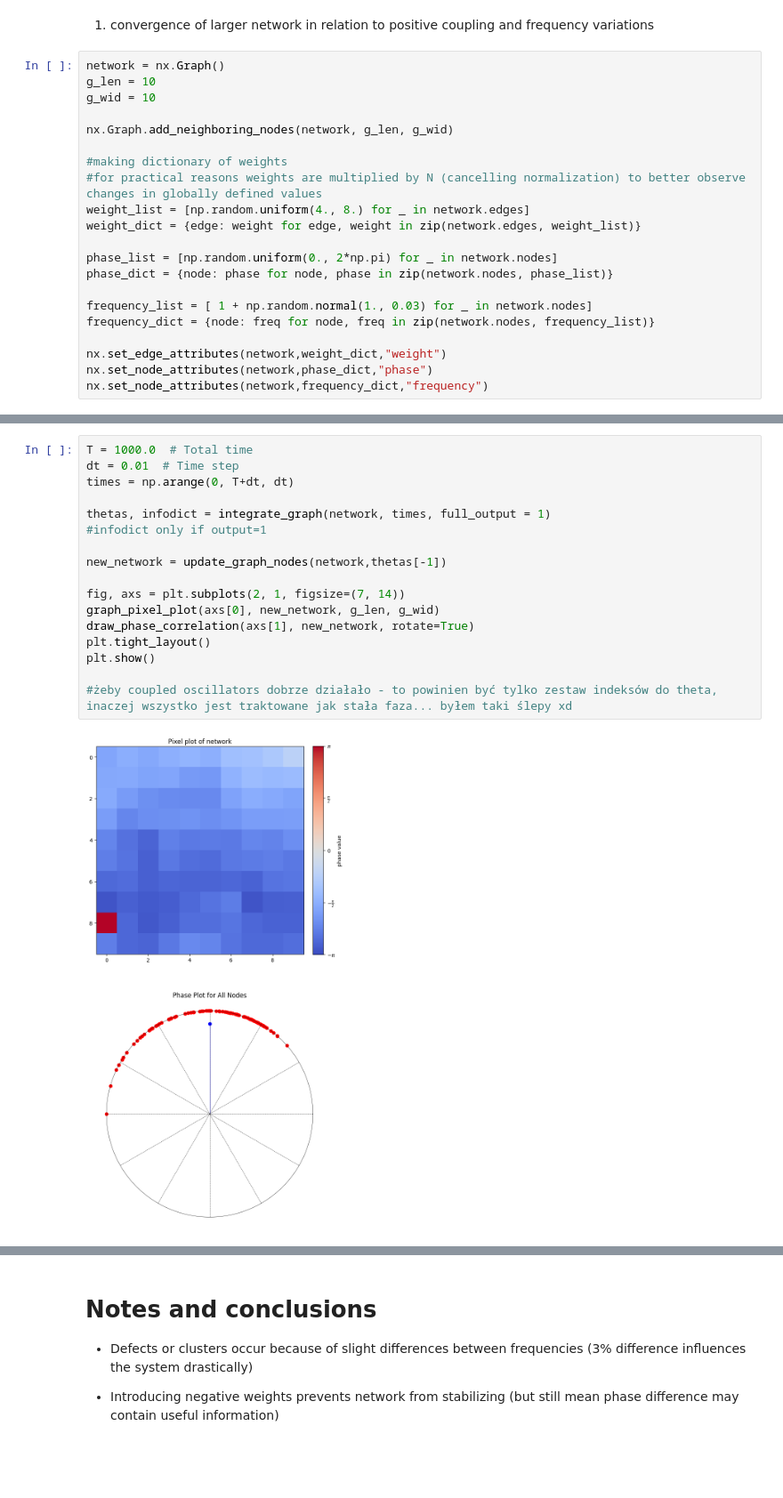
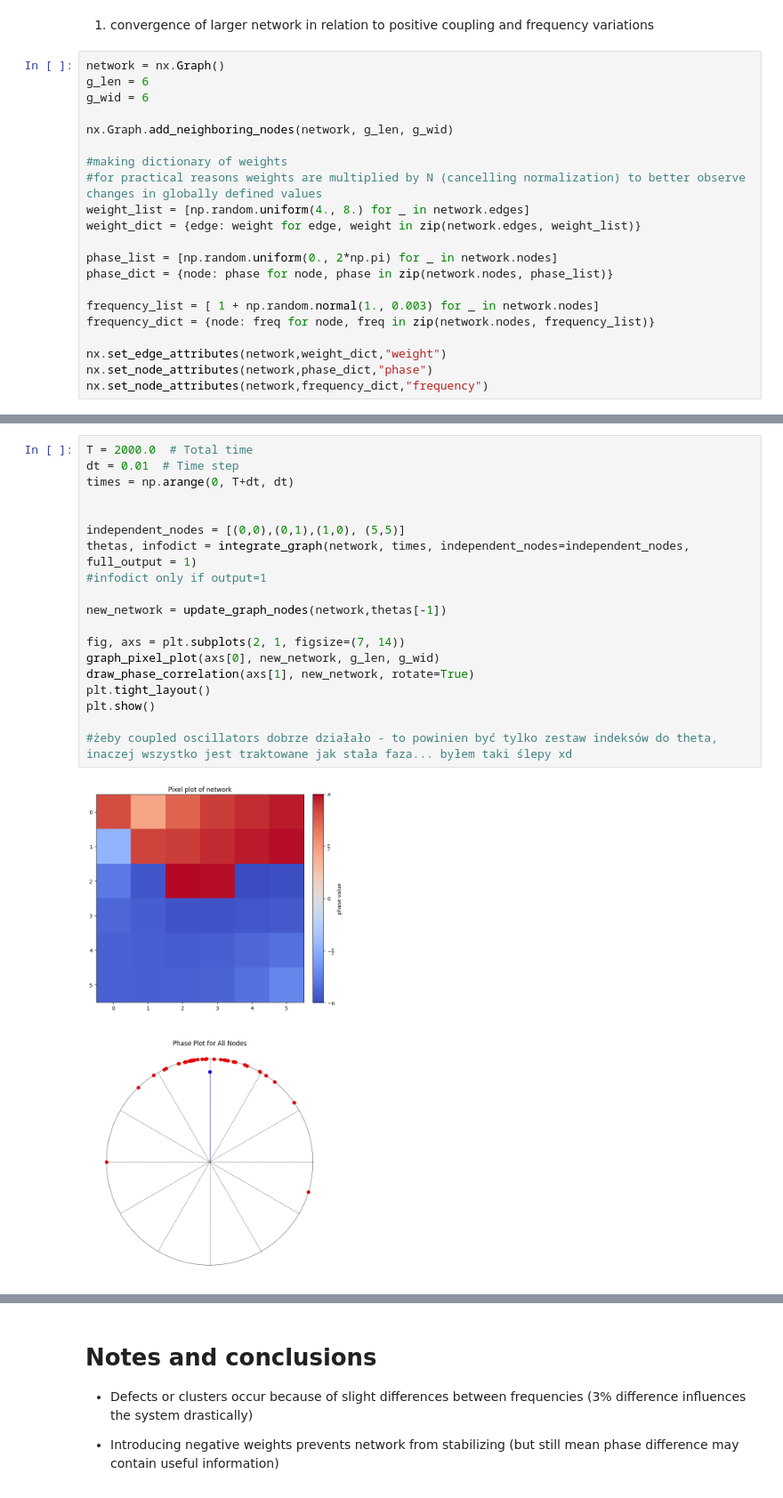
Before and after one commit to Mniszko/Network-of-coupled-Kuramoto-oscillators, a Jupyter notebook: main.ipynb, the cells around one changed output, grey strips where cells are left out. Shown at 89% size. Cells and saved outputs as stored; diff of their text form; blank space fills up the shorter version.

```diff
--- a/main.ipynb
+++ b/main.ipynb
@@ -491,8 +537,8 @@ plt.show()
 1) convergence of larger network in relation to positive coupling and frequency variations
 # %%
 network = nx.Graph()
-g_len = 10
-g_wid = 10
+g_len = 6
+g_wid = 6
 
 nx.Graph.add_neighboring_nodes(network, g_len, g_wid)
 
@@ -504,7 +550,7 @@ weight_dict = {edge: weight for edge, weight in zip(network.edges, weight_list)}
 phase_list = [np.random.uniform(0., 2*np.pi) for _ in network.nodes]
 phase_dict = {node: phase for node, phase in zip(network.nodes, phase_list)}
 
-frequency_list = [ 1 + np.random.normal(1., 0.03) for _ in network.nodes]
+frequency_list = [ 1 + np.random.normal(1., 0.003) for _ in network.nodes]
 frequency_dict = {node: freq for node, freq in zip(network.nodes, frequency_list)}
 
 nx.set_edge_attributes(network,weight_dict,"weight")
@@ -521,22 +567,24 @@ plt.show()
 # %%
-T = 1000.0  # Total time
+T = 2000.0  # Total time
 dt = 0.01  # Time step
 times = np.arange(0, T+dt, dt)
 
-thetas, infodict = integrate_graph(network, times, full_output = 1)
+
+independent_nodes = [(0,0),(0,1),(1,0), (5,5)]
+thetas, infodict = integrate_graph(network, times, independent_nodes=independent_nodes, full_output = 1)
 #infodict only if output=1
 
 new_network = update_graph_nodes(network,thetas[-1])
 
 fig, axs = plt.subplots(2, 1, figsize=(7, 14))
 graph_pixel_plot(axs[0], new_network, g_len, g_wid)
 draw_phase_correlation(axs[1], new_network, rotate=True)
 plt.tight_layout()
 plt.show()
 
 #żeby coupled oscillators dobrze działało - to powinien być tylko zestaw indeksów do theta, inaczej wszystko jest traktowane jak stała faza... byłem taki ślepy xd
 # %% [output]
-[figure, old version]
+[figure, new version]
 # %%
 fig, ax = plt.subplots(figsize=(11,11))
 graph_weighted_plot(ax,new_network)
```
Also changed, not shown: parts of 20 cells of this notebook, 9 other files.
